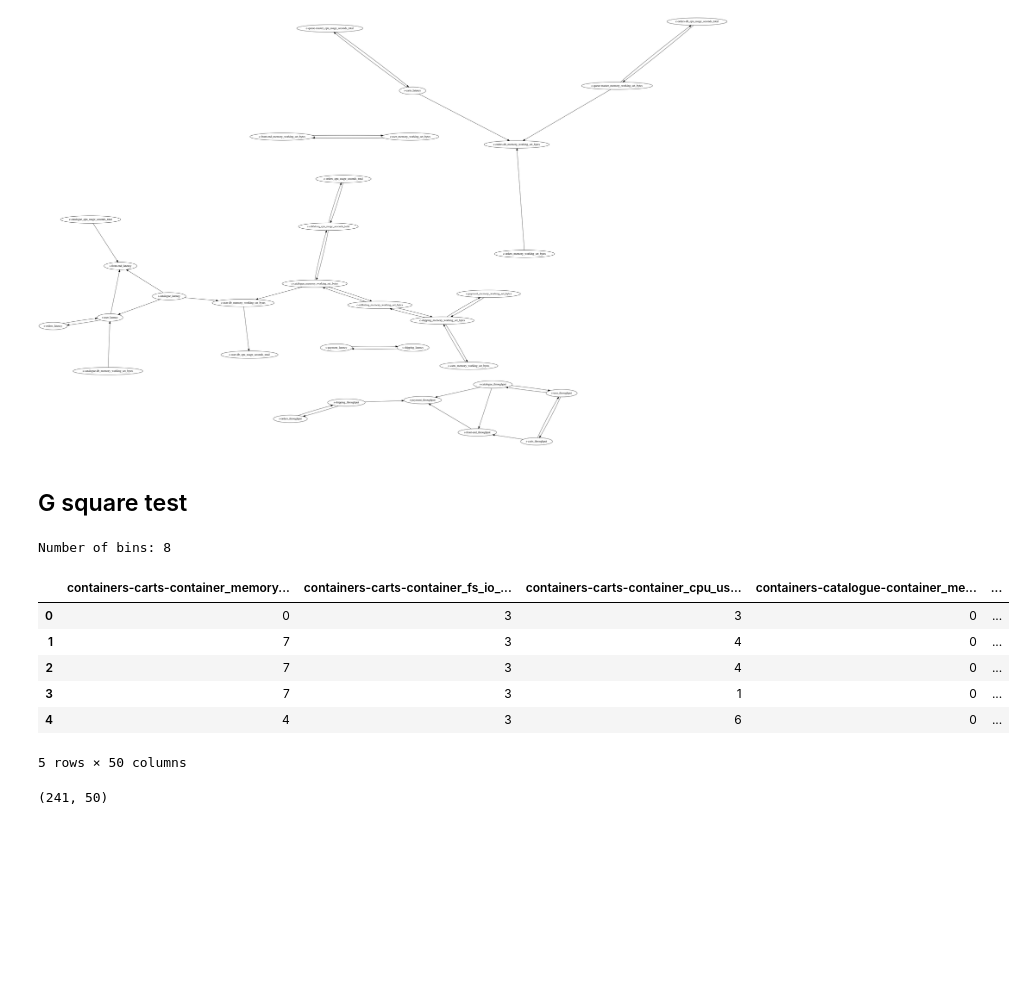
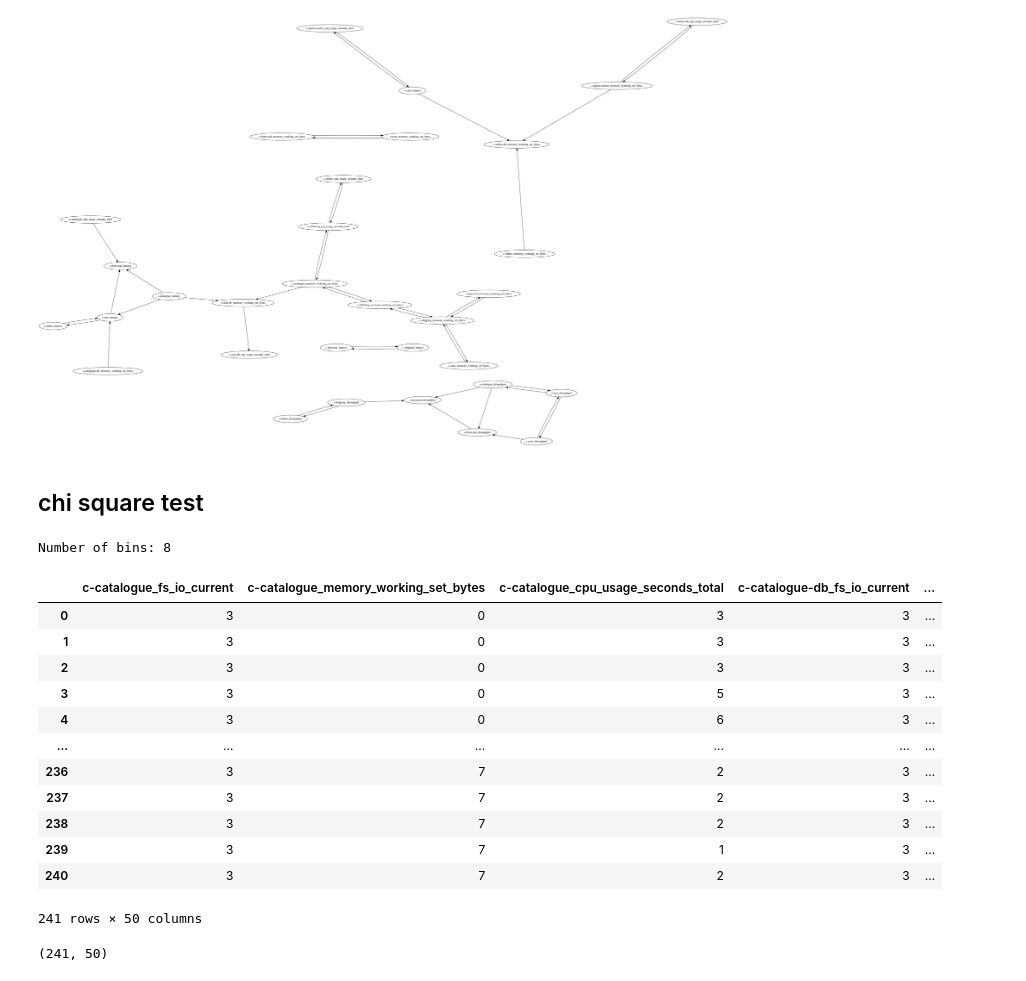
Before and after one commit to tsurubee/causal-discovery, a Jupyter notebook: microservices-demo/pc-algorithm.ipynb, the cells around one changed output. Saved outputs shown, nothing was run; the diff lists cells and outputs as text; code cells hidden in the pictures; blank space fills up the shorter version.

Commit message:
PC algorithm with chi square test

```diff
--- a/microservices-demo/pc-algorithm.ipynb
+++ b/microservices-demo/pc-algorithm.ipynb
@@ -214,7 +217,7 @@ Image(agraph)
 # %% [output]
 [figure]
 # %% [markdown]
-## G square test
+## chi square test
 # %%
 # Determine the number of categories by Sturges' rule
 data_size = len(data_df)
@@ -225,14 +228,20 @@ Number of bins: 8
 # %%
 disc_data_df = pd.DataFrame()
 for col in data_df.columns:
     disc_data_df[col] = pd.cut(data_df[col], n_bins, labels=np.arange(0, n_bins))
-disc_data_df.head()
+disc_data_df
 # %% [output]
-|  | containers-carts-container_memory... | containers-carts-container_fs_io_... | containers-carts-container_cpu_us... | containers-catalogue-container_me... | ... |
-| 0 | 0 | 3 | 3 | 0 | ... |
-| 1 | 7 | 3 | 4 | 0 | ... |
-| 2 | 7 | 3 | 4 | 0 | ... |
-| 3 | 7 | 3 | 1 | 0 | ... |
-| 4 | 4 | 3 | 6 | 0 | ... |
+|  | c-catalogue_fs_io_current | c-catalogue_memory_working_set_bytes | c-catalogue_cpu_usage_seconds_total | c-catalogue-db_fs_io_current | ... |
+| 0 | 3 | 0 | 3 | 3 | ... |
+| 1 | 3 | 0 | 3 | 3 | ... |
+| 2 | 3 | 0 | 3 | 3 | ... |
+| 3 | 3 | 0 | 5 | 3 | ... |
+| 4 | 3 | 0 | 6 | 3 | ... |
+| ... | ... | ... | ... | ... | ... |
+| 236 | 3 | 7 | 2 | 3 | ... |
+| 237 | 3 | 7 | 2 | 3 | ... |
+| 238 | 3 | 7 | 2 | 3 | ... |
+| 239 | 3 | 7 | 1 | 3 | ... |
+| 240 | 3 | 7 | 2 | 3 | ... |
-5 rows × 50 columns
+241 rows × 50 columns
 # %%
```
Also changed, not shown: parts of 16 cells of this notebook, 6 other files.
